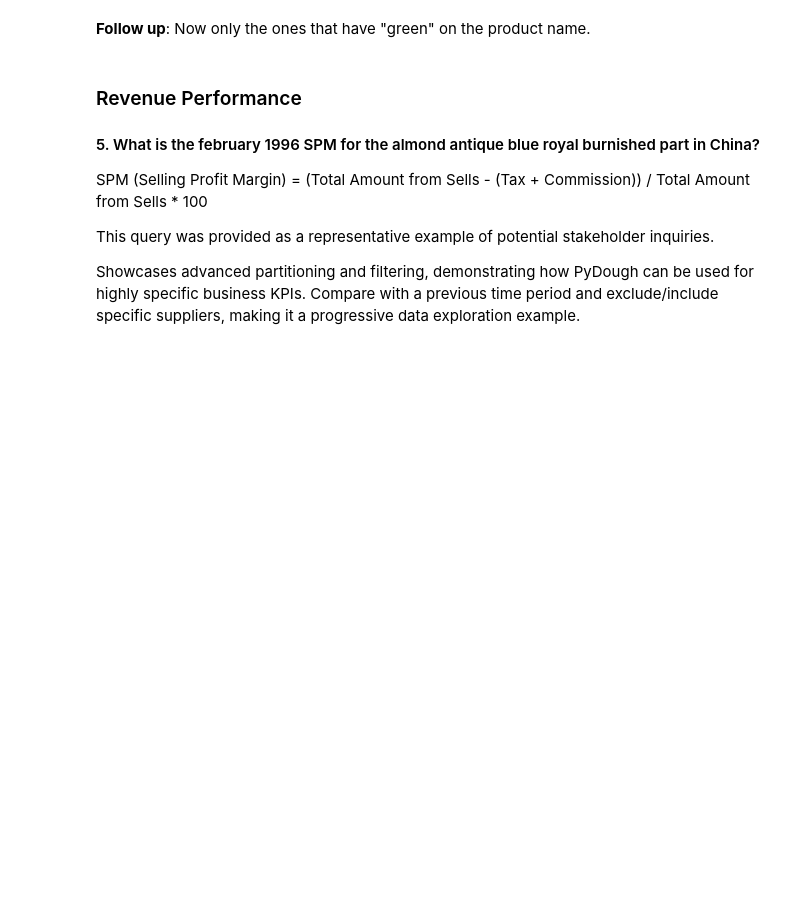
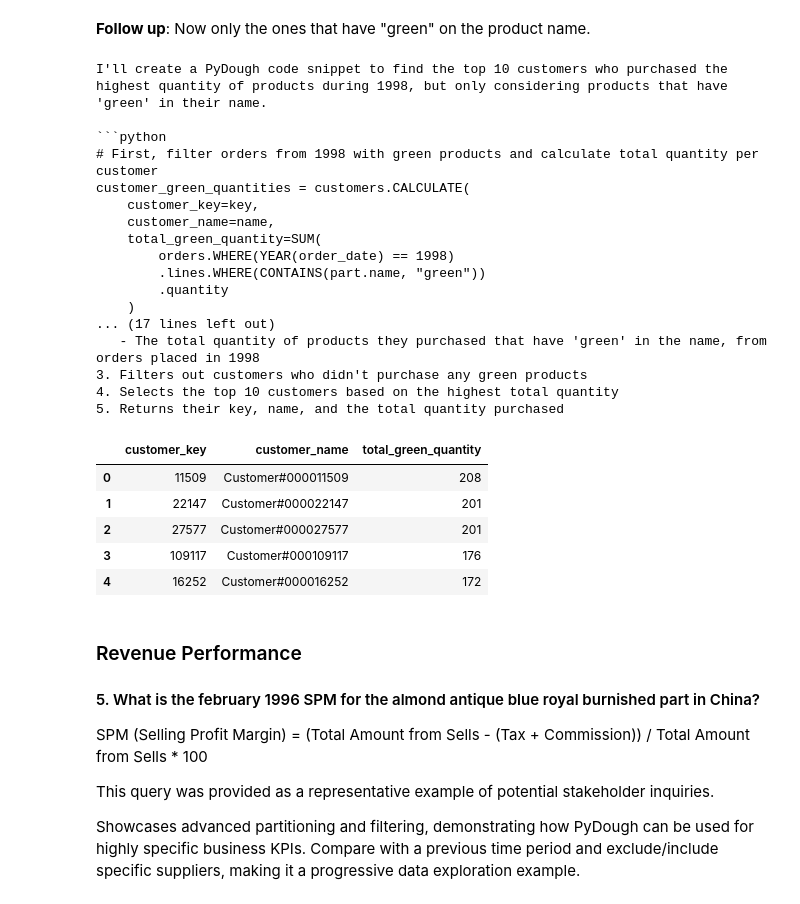
Before and after one commit to bodo-ai/text2pydough, a Jupyter notebook: workbench/AAraya/demo/llm_demo.ipynb, the cells around one changed output. Drawn from its saved outputs; the diff is of its cells as text; code cells hidden in the pictures; blank space fills up the shorter version.

````diff
--- a/workbench/AAraya/demo/llm_demo.ipynb
+++ b/workbench/AAraya/demo/llm_demo.ipynb
@@ -265,10 +451,34 @@ result.df.head()
 # %% [markdown]
 **Follow up**: Now only the ones that have "green" on the product name.
 # %%
-result= client.discourse(query, "Only the ones that have 'green' on the product name.")
+result= client.discourse(result, "Only the ones that have 'green' on the product name.")
 
 print(result.full_explanation)
 result.df.head()
+# %% [output]
+I'll create a PyDough code snippet to find the top 10 customers who purchased the highest quantity of products during 1998, but only considering products that have 'green' in their name.
+
+```python
+# First, filter orders from 1998 with green products and calculate total quantity per customer
+customer_green_quantities = customers.CALCULATE(
+    customer_key=key,
+    customer_name=name,
+    total_green_quantity=SUM(
+        orders.WHERE(YEAR(order_date) == 1998)
+        .lines.WHERE(CONTAINS(part.name, "green"))
+        .quantity
+    )
+... (17 lines left out)
+   - The total quantity of products they purchased that have 'green' in the name, from orders placed in 1998
+3. Filters out customers who didn't purchase any green products
+4. Selects the top 10 customers based on the highest total quantity
+5. Returns their key, name, and the total quantity purchased
+|  | customer_key | customer_name | total_green_quantity |
+| 0 | 11509 | Customer#000011509 | 208 |
+| 1 | 22147 | Customer#000022147 | 201 |
+| 2 | 27577 | Customer#000027577 | 201 |
+| 3 | 109117 | Customer#000109117 | 176 |
+| 4 | 16252 | Customer#000016252 | 172 |
 # %% [markdown]
 ### Revenue Performance
 
````
Also changed, not shown: parts of 29 cells of this notebook, 1 other file.
